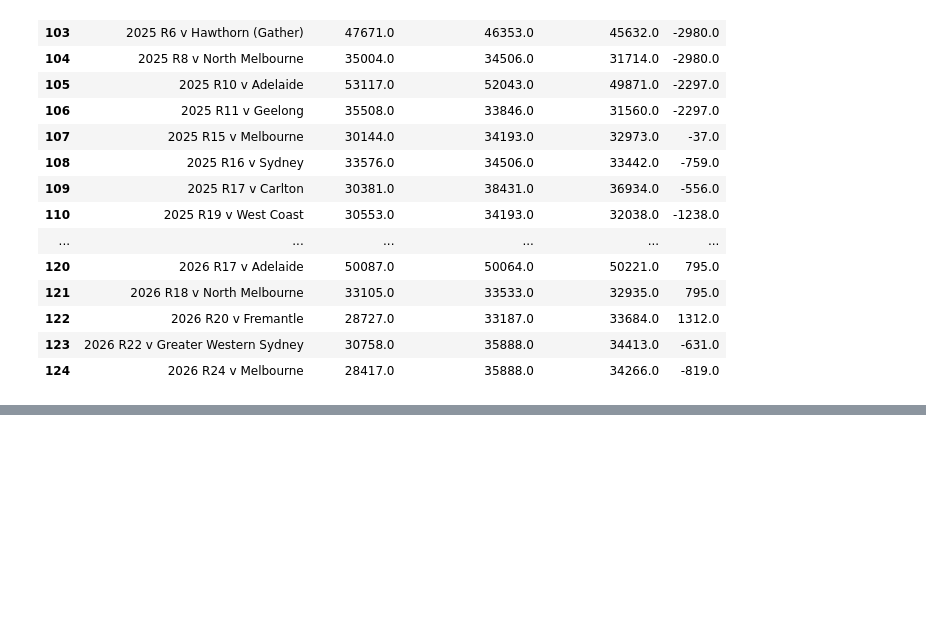
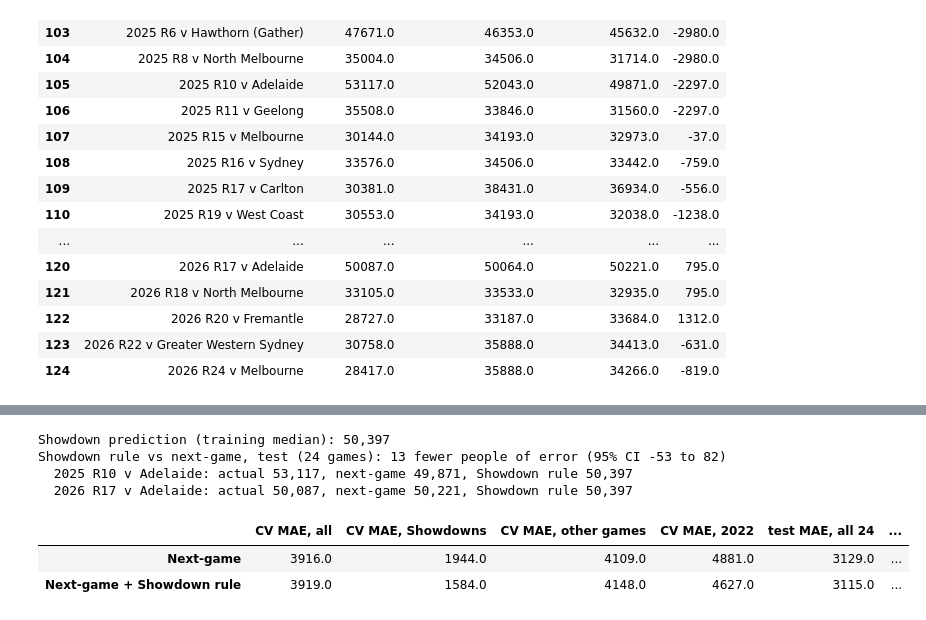
Before and after one commit to pete1729/afl-analytics, a Jupyter notebook: notebooks/09_port_home_attendance.ipynb, the cells around one changed output, grey strips where cells are left out. Drawn from its saved outputs; the diff is of its cells as text; code cells hidden in the pictures; blank space fills up the shorter version.

```diff
--- a/notebooks/09_port_home_attendance.ipynb
+++ b/notebooks/09_port_home_attendance.ipynb
@@ -802,0 +811,55 @@ Big miss: 2025 R17 v Carlton: actual 30,381, predicted 36,934
+# %%
+def fit_rule(train_df: pd.DataFrame) -> tuple[pd.Series, pd.Series, float]:
+    """Next-game model fitted without Showdowns, plus the median Showdown crowd."""
+    coef, level = fit7(train_df[~train_df["showdown"]])  # the Showdown column is then all 0, coefficient 0
+    return coef, level, train_df.loc[train_df["showdown"], "attendance"].median()
+
+
+def predict_rule(coef: pd.Series, level: pd.Series, showdown_pred: float, df: pd.DataFrame) -> pd.Series:
+    return predict7(coef, level, df).where(~df["showdown"], showdown_pred)
+
+
+rule = fit_rule(train5)
+print(f"Showdown prediction (training median): {rule[2]:,.0f}")
+
+cv7["Showdown rule"] = pd.concat([
+    predict_rule(*fit_rule(train5[train5["season"] != season]), train5[train5["season"] == season])
+    for season in TRAIN])
+test5["pred_Showdown rule"] = predict_rule(*rule, test5)
+test5["abs_Showdown rule"] = (test5["pred_Showdown rule"] - test5["attendance"]).abs()
+
+
+def mae(pred, actual, mask=None):
+    error = (pred - actual).abs()
+    return error.mean() if mask is None else error[mask].mean()
+
+
+sd_cv, sd_test = train5["showdown"].loc[cv7.index], test5["showdown"]
+compare_rule = pd.DataFrame({
+    name: {
+        "CV MAE, all": mae(cv7[col], cv7["attendance"]),
+        "CV MAE, Showdowns": mae(cv7[col], cv7["attendance"], sd_cv),
+        "CV MAE, other games": mae(cv7[col], cv7["attendance"], ~sd_cv),
+        "CV MAE, 2022": mae(cv7[col], cv7["attendance"], cv7["season"] == 2022),
+        "test MAE, all 24": test5[f"abs_{col}"].mean(),
+        "test MAE, Showdowns": test5.loc[sd_test, f"abs_{col}"].mean(),
+        "test MAE, other games": test5.loc[~sd_test, f"abs_{col}"].mean(),
+    }
+    for name, col in [("Next-game", "Next-game"), ("Next-game + Showdown rule", "Showdown rule")]
+}).T
+
+gain, low, high = bootstrap(test5, lambda d: d["abs_Next-game"].mean() - d["abs_Showdown rule"].mean(),
+                            n=N_BOOT, seed=SEED)
+print(f"Showdown rule vs next-game, test (24 games): {gain:,.0f} fewer people of error (95% CI {low:,.0f} to {high:,.0f})")
+for i in test5.index[sd_test]:
+    print(f"  {test5.at[i, 'label']}: actual {test5.at[i, 'attendance']:,.0f}, next-game "
+          f"{test5.at[i, 'pred_Next-game']:,.0f}, Showdown rule {test5.at[i, 'pred_Showdown rule']:,.0f}")
+compare_rule.round(0)
+# %% [output]
+Showdown prediction (training median): 50,397
+Showdown rule vs next-game, test (24 games): 13 fewer people of error (95% CI -53 to 82)
+  2025 R10 v Adelaide: actual 53,117, next-game 49,871, Showdown rule 50,397
+  2026 R17 v Adelaide: actual 50,087, next-game 50,221, Showdown rule 50,397
+|  | CV MAE, all | CV MAE, Showdowns | CV MAE, other games | CV MAE, 2022 | test MAE, all 24 | ... |
+| Next-game | 3916.0 | 1944.0 | 4109.0 | 4881.0 | 3129.0 | ... |
+| Next-game + Showdown rule | 3919.0 | 1584.0 | 4148.0 | 4627.0 | 3115.0 | ... |
```
Also changed, not shown: parts of 3 cells of this notebook.
